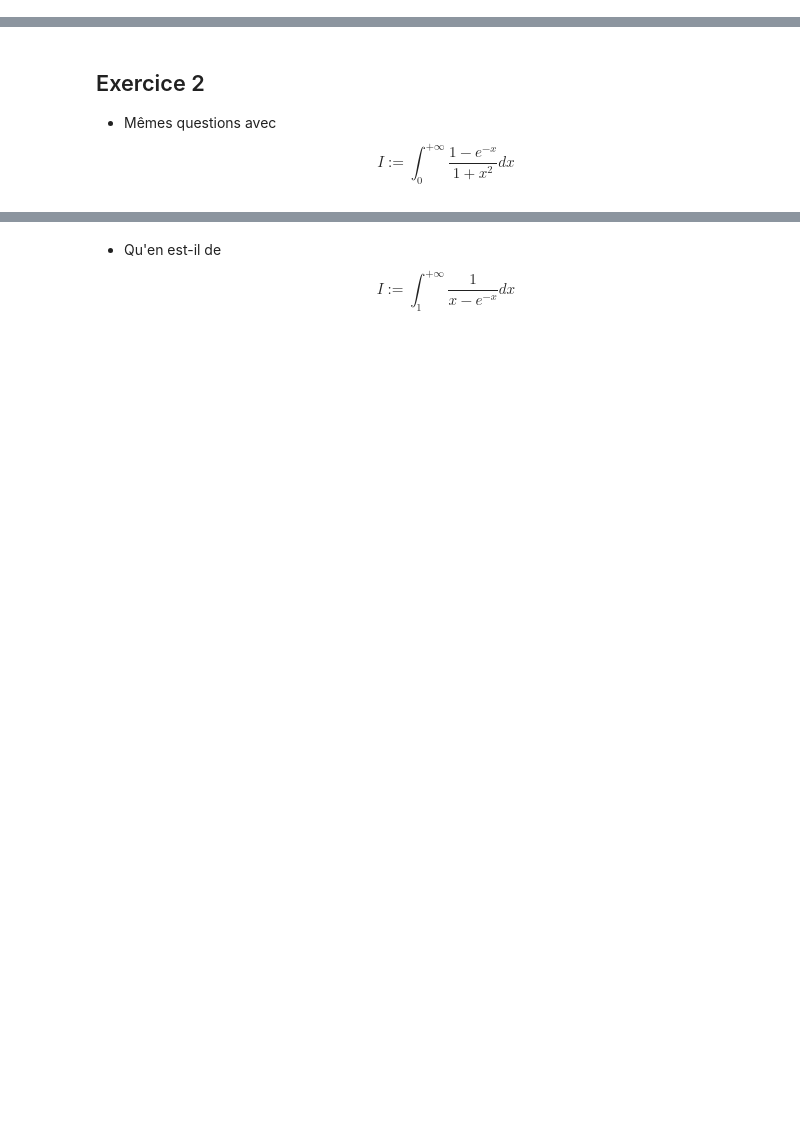
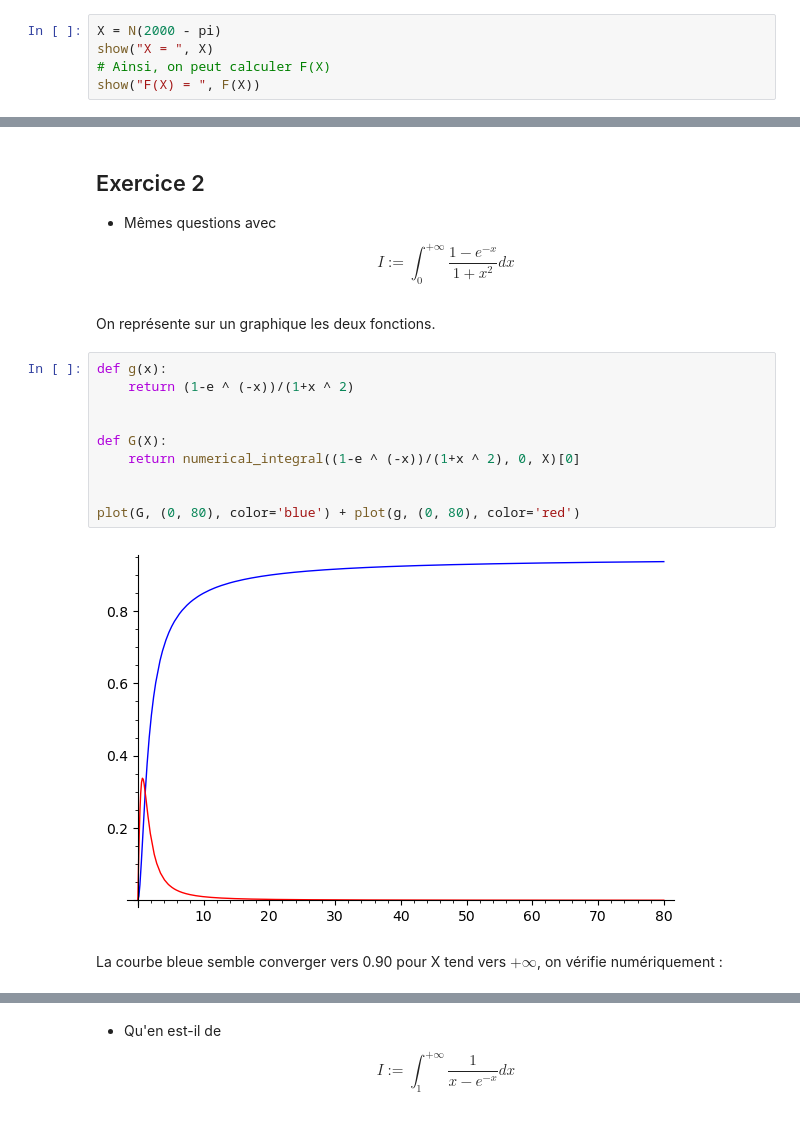
Before and after one commit to EmilieCLARY/maths-tp, a Jupyter notebook: TP 5/TP5-CLARY-CUVELIER-VAN-BOXEM-Integrales-impropres.ipynb, the cells around one changed output, grey strips where cells are left out. Cells and saved outputs as stored; diff of their text form; blank space fills up the shorter version.

```diff
--- a/TP 5/TP5-CLARY-CUVELIER-VAN-BOXEM-Integrales-impropres.ipynb
+++ b/TP 5/TP5-CLARY-CUVELIER-VAN-BOXEM-Integrales-impropres.ipynb
@@ -15,0 +43,5 @@ vos observations à la question précédente ? Reconnaissez-vous cette valeur ?
+# %%
+X = N(2000 - pi)
+show("X = ", X)
+# Ainsi, on peut calculer F(X)
+show("F(X) = ", F(X))
@@ -17,3 +51,19 @@ vos observations à la question précédente ? Reconnaissez-vous cette valeur ?
 ## Exercice 2
 
 - Mêmes questions avec $$ I := \int_0^{+\infty} \frac{1 - e^{-x}}{1 + x^2}dx $$
+# %% [markdown]
+On représente sur un graphique les deux fonctions.
+# %%
+def g(x):
+    return (1-e ^ (-x))/(1+x ^ 2)
+
+
+def G(X):
+    return numerical_integral((1-e ^ (-x))/(1+x ^ 2), 0, X)[0]
+
+
+plot(G, (0, 80), color='blue') + plot(g, (0, 80), color='red')
+# %% [output]
+[figure, added]
+# %% [markdown]
+La courbe bleue semble converger vers 0.90 pour X tend vers $+\infty$, on vérifie numériquement :
```
Also changed, not shown: parts of 39 cells of this notebook, 1 other file.
